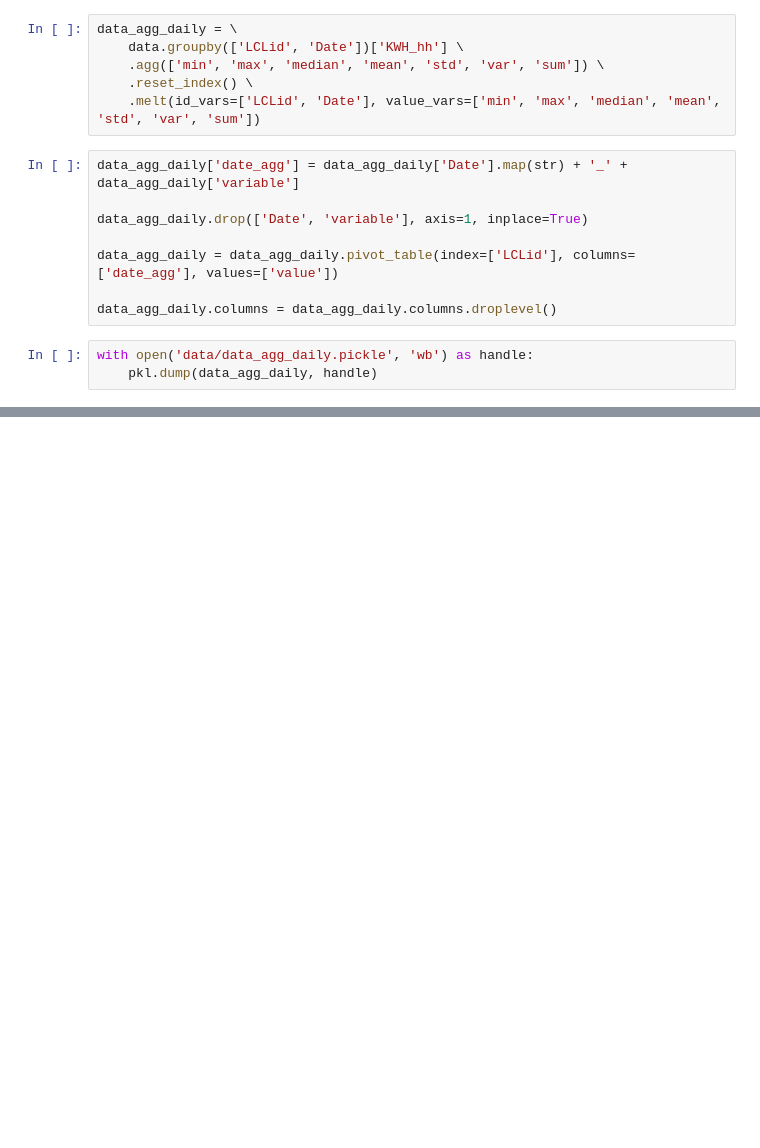
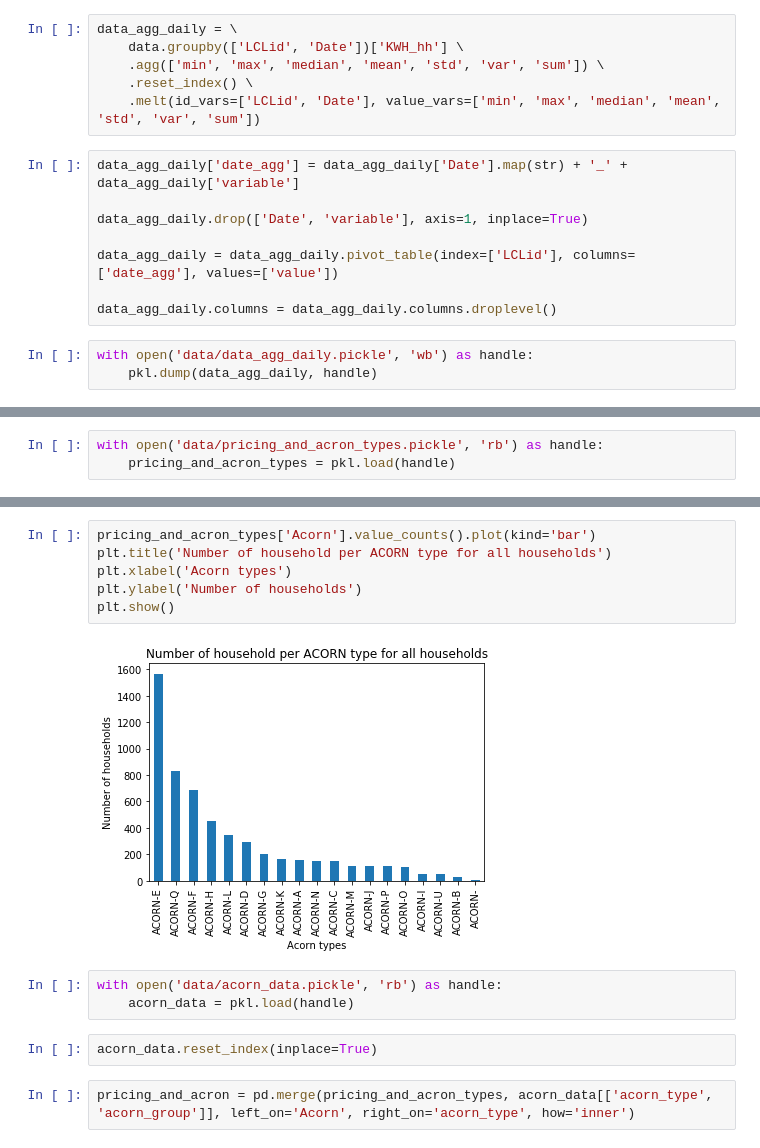
Before and after one commit to NeskovicMarko/clustering_energy_consumption, a Jupyter notebook: energy_consumption_EDA.ipynb, the cells around one changed output, grey strips where cells are left out. Drawn from its saved outputs; the diff is of its cells as text; blank space fills up the shorter version.

```diff
--- a/energy_consumption_EDA.ipynb
+++ b/energy_consumption_EDA.ipynb
@@ -334,0 +576,3 @@ data_agg_daily.to_csv('data/data_agg_daily.csv', index=False)
+# %%
+with open('data/pricing_and_acron_types.pickle', 'rb') as handle:
+    pricing_and_acron_types = pkl.load(handle)
@@ -334,0 +601,15 @@ data_agg_daily.to_csv('data/data_agg_daily.csv', index=False)
+# %%
+pricing_and_acron_types['Acorn'].value_counts().plot(kind='bar')
+plt.title('Number of household per ACORN type for all households')
+plt.xlabel('Acorn types')
+plt.ylabel('Number of households')
+plt.show()
+# %% [output]
+[figure, added]
+# %%
+with open('data/acorn_data.pickle', 'rb') as handle:
+    acorn_data = pkl.load(handle)
+# %%
+acorn_data.reset_index(inplace=True)
+# %%
+pricing_and_acron = pd.merge(pricing_and_acron_types, acorn_data[['acorn_type', 'acorn_group']], left_on='Acorn', right_on='acorn_type', how='inner')
```
Also changed, not shown: parts of 111 cells of this notebook.
